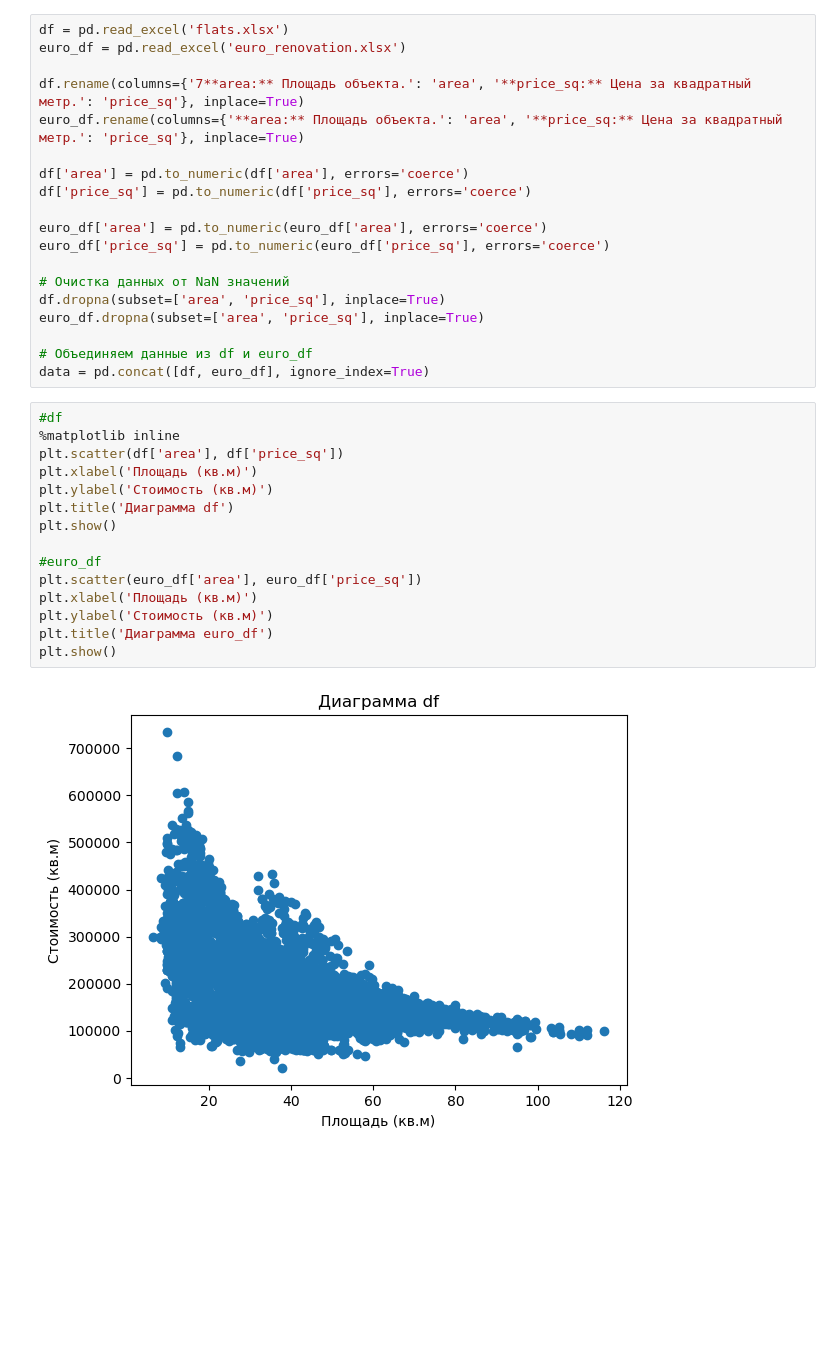
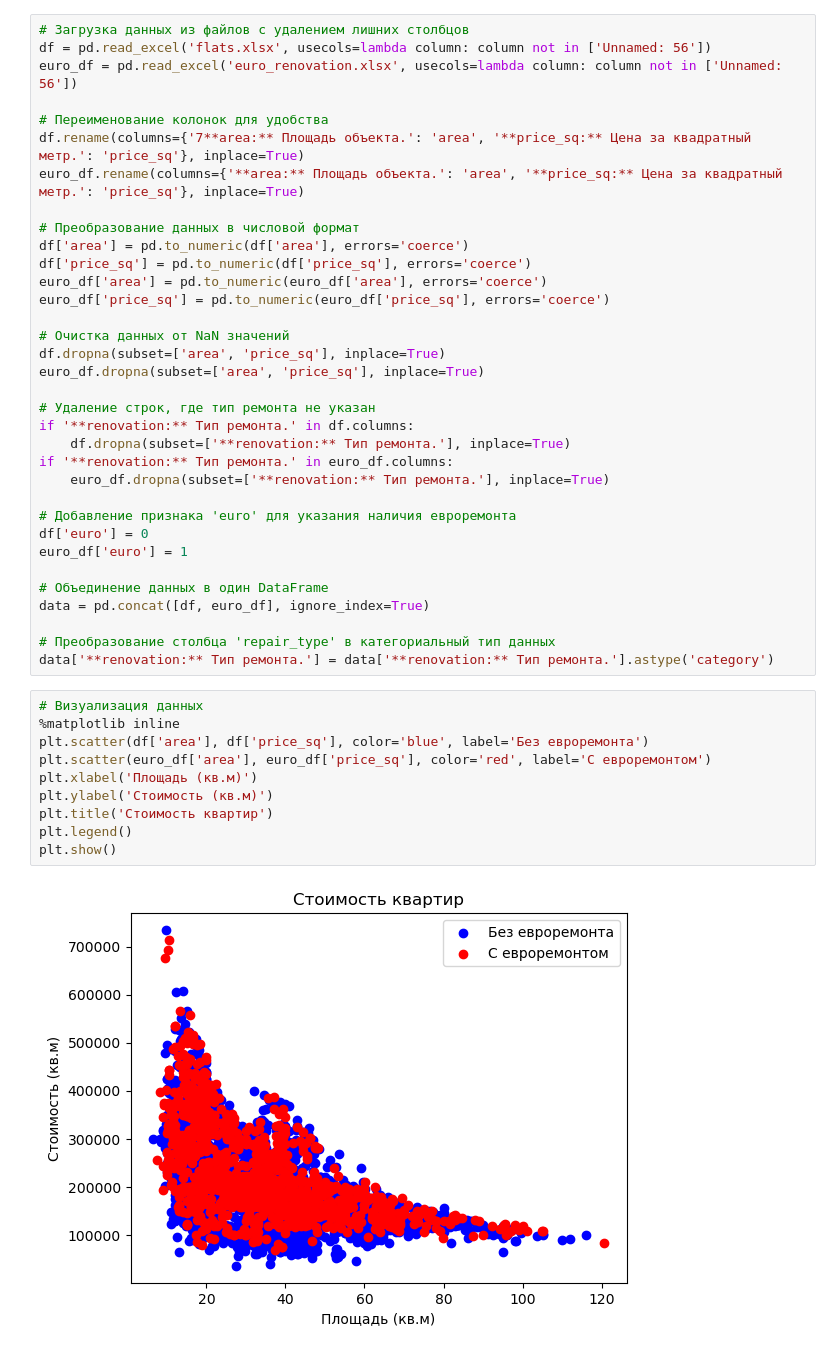
Before and after one commit to quitelonelly/ML_predict, a Jupyter notebook: forecasting.ipynb, the cells around one changed output. Cells and saved outputs as stored; diff of their text form; blank space fills up the shorter version.

```diff
--- a/forecasting.ipynb
+++ b/forecasting.ipynb
@@ -11,13 +9,15 @@ from sklearn.metrics import mean_squared_error, mean_absolute_error, r2_score
 # %%
-df = pd.read_excel('flats.xlsx')
-euro_df = pd.read_excel('euro_renovation.xlsx')
+# Загрузка данных из файлов с удалением лишних столбцов
+df = pd.read_excel('flats.xlsx', usecols=lambda column: column not in ['Unnamed: 56'])
+euro_df = pd.read_excel('euro_renovation.xlsx', usecols=lambda column: column not in ['Unnamed: 56'])
 
+# Переименование колонок для удобства
 df.rename(columns={'7**area:** Площадь объекта.': 'area', '**price_sq:** Цена за квадратный метр.': 'price_sq'}, inplace=True)
 euro_df.rename(columns={'**area:** Площадь объекта.': 'area', '**price_sq:** Цена за квадратный метр.': 'price_sq'}, inplace=True)
 
+# Преобразование данных в числовой формат
 df['area'] = pd.to_numeric(df['area'], errors='coerce')
 df['price_sq'] = pd.to_numeric(df['price_sq'], errors='coerce')
-
 euro_df['area'] = pd.to_numeric(euro_df['area'], errors='coerce')
 euro_df['price_sq'] = pd.to_numeric(euro_df['price_sq'], errors='coerce')
 
@@ -25,22 +25,30 @@ euro_df['price_sq'] = pd.to_numeric(euro_df['price_sq'], errors='coerce')
 df.dropna(subset=['area', 'price_sq'], inplace=True)
 euro_df.dropna(subset=['area', 'price_sq'], inplace=True)
 
-# Объединяем данные из df и euro_df
+# Удаление строк, где тип ремонта не указан
+if '**renovation:** Тип ремонта.' in df.columns:
+    df.dropna(subset=['**renovation:** Тип ремонта.'], inplace=True)
+if '**renovation:** Тип ремонта.' in euro_df.columns:
+    euro_df.dropna(subset=['**renovation:** Тип ремонта.'], inplace=True)
+
+# Добавление признака 'euro' для указания наличия евроремонта
+df['euro'] = 0
+euro_df['euro'] = 1
+
+# Объединение данных в один DataFrame
 data = pd.concat([df, euro_df], ignore_index=True)
+
+# Преобразование столбца 'repair_type' в категориальный тип данных
+data['**renovation:** Тип ремонта.'] = data['**renovation:** Тип ремонта.'].astype('category')
 # %%
-#df
+# Визуализация данных
 %matplotlib inline
-plt.scatter(df['area'], df['price_sq'])
+plt.scatter(df['area'], df['price_sq'], color='blue', label='Без евроремонта')
+plt.scatter(euro_df['area'], euro_df['price_sq'], color='red', label='С евроремонтом')
 plt.xlabel('Площадь (кв.м)')
 plt.ylabel('Стоимость (кв.м)')
-plt.title('Диаграмма df')
+plt.title('Стоимость квартир')
+plt.legend()
 plt.show()
-
-#euro_df
-plt.scatter(euro_df['area'], euro_df['price_sq'])
-plt.xlabel('Площадь (кв.м)')
-plt.ylabel('Стоимость (кв.м)')
-plt.title('Диаграмма euro_df')
-plt.show()
 # %% [output]
-[figure, old version]
+[figure, new version]
```
Also changed, not shown: parts of 9 cells of this notebook, 1 other file.
